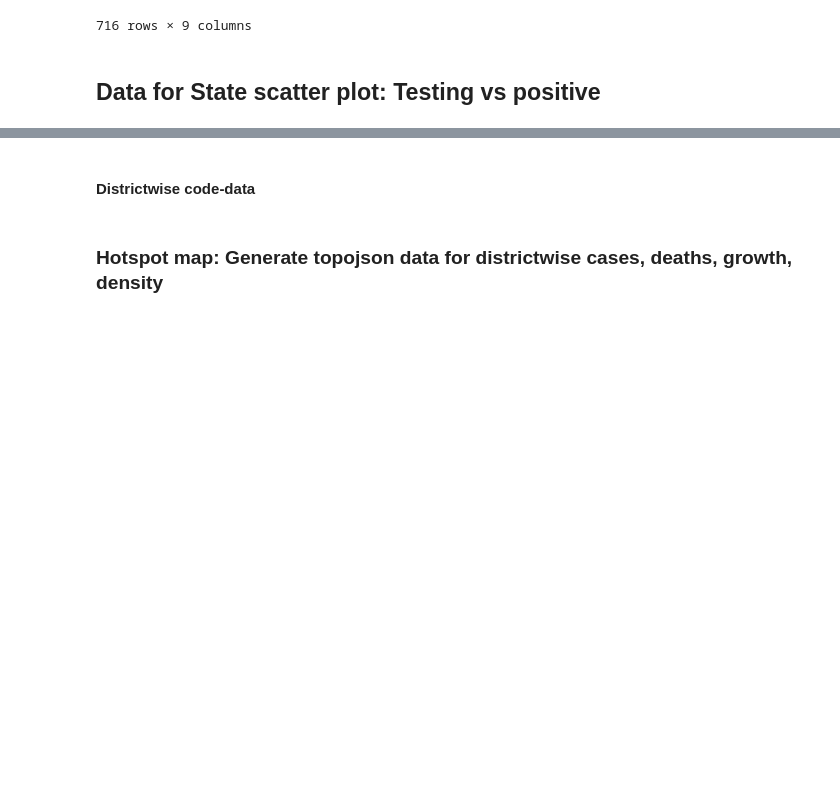
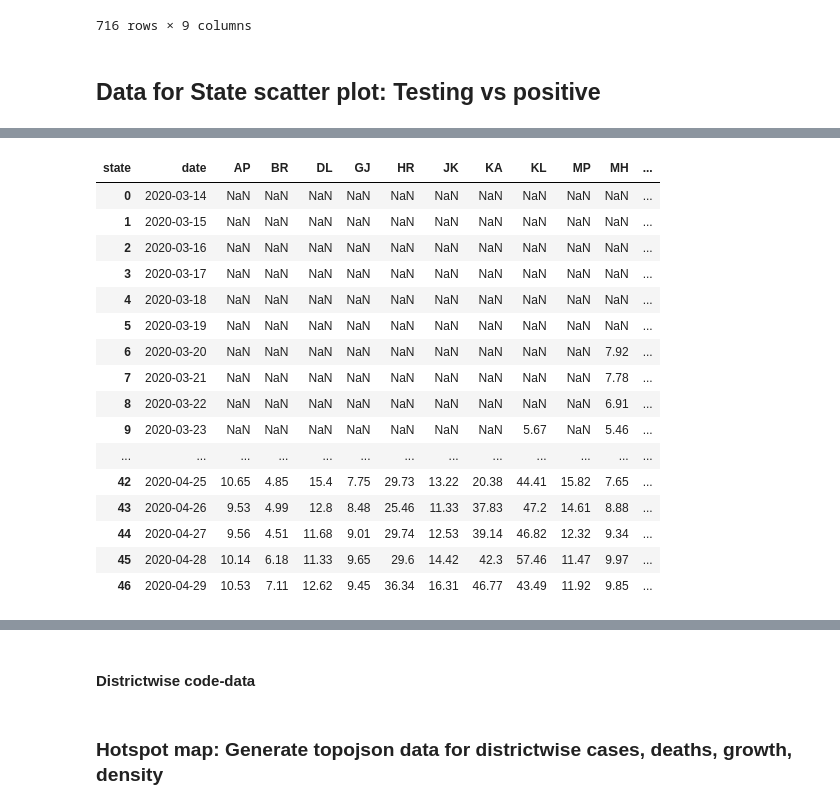
Before and after one commit to deepak-karkala/articles, a Jupyter notebook: covid19/notebooks/pandemic_analysis_api.ipynb, the cells around one changed output, grey strips where cells are left out. Drawn from its saved outputs; the diff is of its cells as text; code cells hidden in the pictures; blank space fills up the shorter version.

```diff
--- a/covid19/notebooks/pandemic_analysis_api.ipynb
+++ b/covid19/notebooks/pandemic_analysis_api.ipynb
@@ -375,6 +355,7 @@ dfs = dfs.set_index("state").join(dfit.set_index("state")).reset_index()
 
 
 ## Get growth rate
+min_case_count_to_compute_doubling_rate = 50
 dfsc = pd.read_csv("../data/"+folder+"/statewise_daily_confirmed.csv")
 del dfsc["TT"] #, dfsc["Unnamed: 39"]
 dfsc["date"] = pd.to_datetime(dfsc["date"]).dt.date
@@ -390,6 +371,8 @@ for col in dfsc.columns:
         l = [[0], dfss[col].values[:len(dfss)-1]]
         previous_day_count = [item for sublist in l for item in sublist]
         dfss["prev"] = previous_day_count
+        ### Growth rate
+        """
         dfss["day_growth"] = (dfss[col] - dfss["prev"])/ dfss["prev"]*100
         dfss["avg_day_growth"] = dfss["day_growth"].rolling(5).mean()
         dfss["avg_day_growth"] = np.round(dfss["avg_day_growth"], 2)
@@ -397,6 +380,23 @@ for col in dfsc.columns:
         dfss.rename(columns={"avg_day_growth":col}, inplace=True)
         dfss["date"] = pd.to_datetime(dfss["date"]).dt.date
         dfss["date"] = dfss["date"].apply(lambda x: x.strftime('%Y-%m-%d')+"_growth")
+        dfss = dfss.transpose()
+        new_header = dfss.iloc[0]
+        dfss = dfss[1:]
+        dfss.columns = new_header
+        dfss.reset_index(inplace=True)
+        dfss.rename(columns={"index":"state"}, inplace=True)
+        """
+        ### Days to double
+        dfss["ndays_to_double"] = 1/np.log2(dfss[col]/dfss["prev"])
+        dfss["ndays_to_double_ravg"]  = dfss.set_index("date").rolling(5).mean()["ndays_to_double"].values
+        dfss.at[dfss[col]<min_case_count_to_compute_doubling_rate, "ndays_to_double_ravg"] = np.nan
+
+        dfss["ndays_to_double_ravg"] = np.round(dfss["ndays_to_double_ravg"], 2)
+        del dfss[col], dfss["prev"], dfss["ndays_to_double"]
+        dfss.rename(columns={"ndays_to_double_ravg":col}, inplace=True)
+        dfss["date"] = pd.to_datetime(dfss["date"]).dt.date
+        dfss["date"] = dfss["date"].apply(lambda x: x.strftime('%Y-%m-%d')+"_ntod")
         dfss = dfss.transpose()
         new_header = dfss.iloc[0]
         dfss = dfss[1:]
@@ -445,0 +481,29 @@ dfss
+# %%
+dft = dfss.copy()
+del dft["state_name"]
+dft = dft.transpose()
+new_header = dft.iloc[0]
+dft = dft[1:]
+dft.columns = new_header
+dft.reset_index(inplace=True)
+dft.rename(columns={"index":"date"}, inplace=True)
+#dft["date"] = pd.to_datetime(dft["date"])
+dft
+# %% [output]
+| state | date | AP | BR | DL | GJ | HR | JK | KA | KL | MP | MH | ... |
+| 0 | 2020-03-14 | NaN | NaN | NaN | NaN | NaN | NaN | NaN | NaN | NaN | NaN | ... |
+| 1 | 2020-03-15 | NaN | NaN | NaN | NaN | NaN | NaN | NaN | NaN | NaN | NaN | ... |
+| 2 | 2020-03-16 | NaN | NaN | NaN | NaN | NaN | NaN | NaN | NaN | NaN | NaN | ... |
+| 3 | 2020-03-17 | NaN | NaN | NaN | NaN | NaN | NaN | NaN | NaN | NaN | NaN | ... |
+| 4 | 2020-03-18 | NaN | NaN | NaN | NaN | NaN | NaN | NaN | NaN | NaN | NaN | ... |
+| 5 | 2020-03-19 | NaN | NaN | NaN | NaN | NaN | NaN | NaN | NaN | NaN | NaN | ... |
+| 6 | 2020-03-20 | NaN | NaN | NaN | NaN | NaN | NaN | NaN | NaN | NaN | 7.92 | ... |
+| 7 | 2020-03-21 | NaN | NaN | NaN | NaN | NaN | NaN | NaN | NaN | NaN | 7.78 | ... |
+| 8 | 2020-03-22 | NaN | NaN | NaN | NaN | NaN | NaN | NaN | NaN | NaN | 6.91 | ... |
+| 9 | 2020-03-23 | NaN | NaN | NaN | NaN | NaN | NaN | NaN | 5.67 | NaN | 5.46 | ... |
+| ... | ... | ... | ... | ... | ... | ... | ... | ... | ... | ... | ... | ... |
+| 42 | 2020-04-25 | 10.65 | 4.85 | 15.4 | 7.75 | 29.73 | 13.22 | 20.38 | 44.41 | 15.82 | 7.65 | ... |
+| 43 | 2020-04-26 | 9.53 | 4.99 | 12.8 | 8.48 | 25.46 | 11.33 | 37.83 | 47.2 | 14.61 | 8.88 | ... |
+| 44 | 2020-04-27 | 9.56 | 4.51 | 11.68 | 9.01 | 29.74 | 12.53 | 39.14 | 46.82 | 12.32 | 9.34 | ... |
+| 45 | 2020-04-28 | 10.14 | 6.18 | 11.33 | 9.65 | 29.6 | 14.42 | 42.3 | 57.46 | 11.47 | 9.97 | ... |
+| 46 | 2020-04-29 | 10.53 | 7.11 | 12.62 | 9.45 | 36.34 | 16.31 | 46.77 | 43.49 | 11.92 | 9.85 | ... |
```
Also changed, not shown: parts of 5 cells of this notebook, 11 other files.
